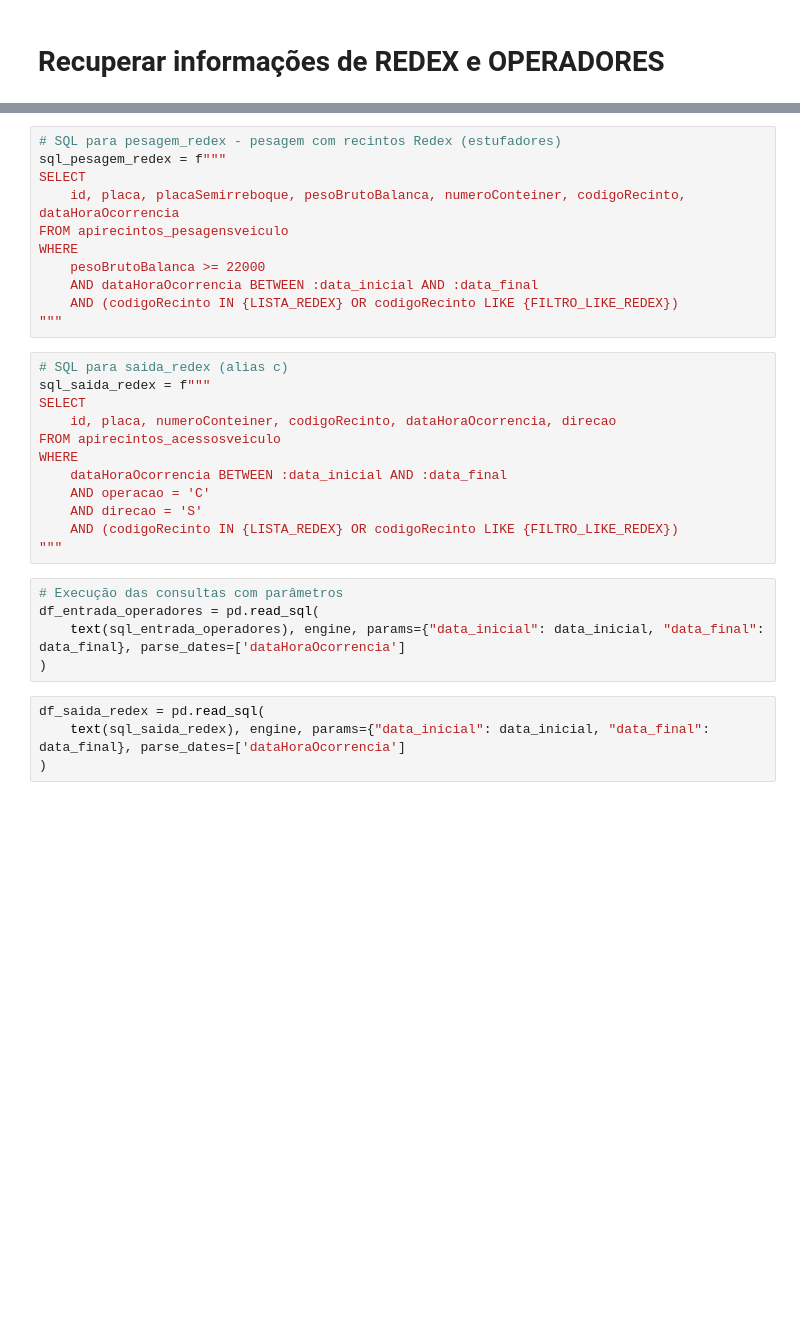
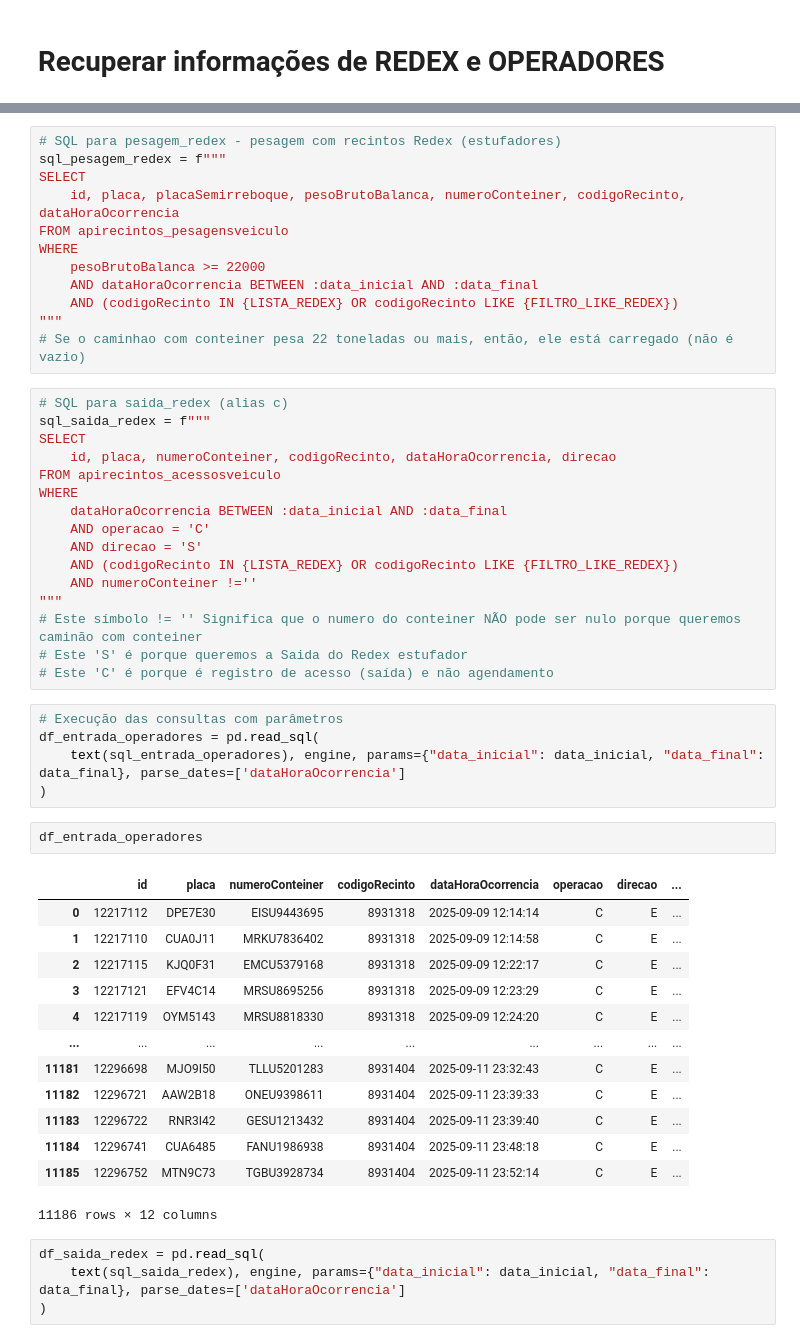
Before and after one commit to IvanBrasilico/virasana, a Jupyter notebook: virasana/notebooks/TransitTimeRedex.ipynb, the cells around one changed output, grey strips where cells are left out. Saved outputs shown, nothing was run; the diff lists cells and outputs as text; blank space fills up the shorter version.

```diff
--- a/virasana/notebooks/TransitTimeRedex.ipynb
+++ b/virasana/notebooks/TransitTimeRedex.ipynb
@@ -72,6 +77,7 @@ WHERE
     AND dataHoraOcorrencia BETWEEN :data_inicial AND :data_final
     AND (codigoRecinto IN {LISTA_REDEX} OR codigoRecinto LIKE {FILTRO_LIKE_REDEX})
 """
+# Se o caminhao com conteiner pesa 22 toneladas ou mais, então, ele está carregado (não é vazio)
 # %%
 # SQL para saida_redex (alias c)
 sql_saida_redex = f"""
@@ -83,12 +89,32 @@ WHERE
     AND operacao = 'C'
     AND direcao = 'S'
     AND (codigoRecinto IN {LISTA_REDEX} OR codigoRecinto LIKE {FILTRO_LIKE_REDEX})
+    AND numeroConteiner !=''
 """
+# Este símbolo != '' Significa que o numero do conteiner NÃO pode ser nulo porque queremos caminão com conteiner
+# Este 'S' é porque queremos a Saida do Redex estufador
+# Este 'C' é porque é registro de acesso (saída) e não agendamento
 # %%
 # Execução das consultas com parâmetros
 df_entrada_operadores = pd.read_sql(
     text(sql_entrada_operadores), engine, params={"data_inicial": data_inicial, "data_final": data_final}, parse_dates=['dataHoraOcorrencia']
 )
+# %%
+df_entrada_operadores
+# %% [output]
+|  | id | placa | numeroConteiner | codigoRecinto | dataHoraOcorrencia | operacao | direcao | ... |
+| 0 | 12217112 | DPE7E30 | EISU9443695 | 8931318 | 2025-09-09 12:14:14 | C | E | ... |
+| 1 | 12217110 | CUA0J11 | MRKU7836402 | 8931318 | 2025-09-09 12:14:58 | C | E | ... |
+| 2 | 12217115 | KJQ0F31 | EMCU5379168 | 8931318 | 2025-09-09 12:22:17 | C | E | ... |
+| 3 | 12217121 | EFV4C14 | MRSU8695256 | 8931318 | 2025-09-09 12:23:29 | C | E | ... |
+| 4 | 12217119 | OYM5143 | MRSU8818330 | 8931318 | 2025-09-09 12:24:20 | C | E | ... |
+| ... | ... | ... | ... | ... | ... | ... | ... | ... |
+| 11181 | 12296698 | MJO9I50 | TLLU5201283 | 8931404 | 2025-09-11 23:32:43 | C | E | ... |
+| 11182 | 12296721 | AAW2B18 | ONEU9398611 | 8931404 | 2025-09-11 23:39:33 | C | E | ... |
+| 11183 | 12296722 | RNR3I42 | GESU1213432 | 8931404 | 2025-09-11 23:39:40 | C | E | ... |
+| 11184 | 12296741 | CUA6485 | FANU1986938 | 8931404 | 2025-09-11 23:48:18 | C | E | ... |
+| 11185 | 12296752 | MTN9C73 | TGBU3928734 | 8931404 | 2025-09-11 23:52:14 | C | E | ... |
+11186 rows × 12 columns
 # %%
 df_saida_redex = pd.read_sql(
     text(sql_saida_redex), engine, params={"data_inicial": data_inicial, "data_final": data_final}, parse_dates=['dataHoraOcorrencia']
```
Also changed, not shown: parts of 10 cells of this notebook, 1 other file.
